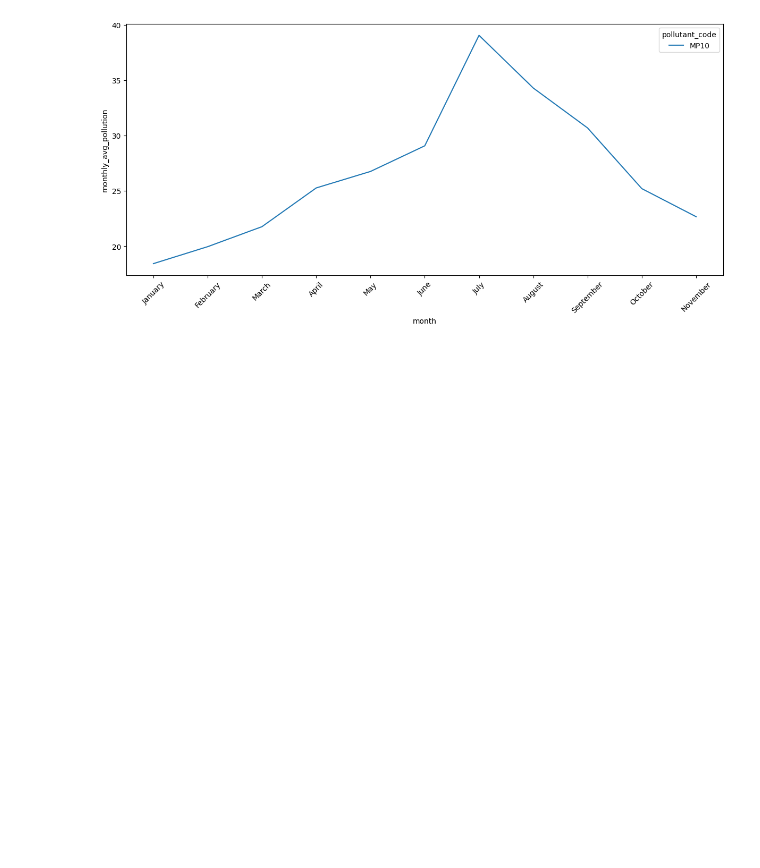
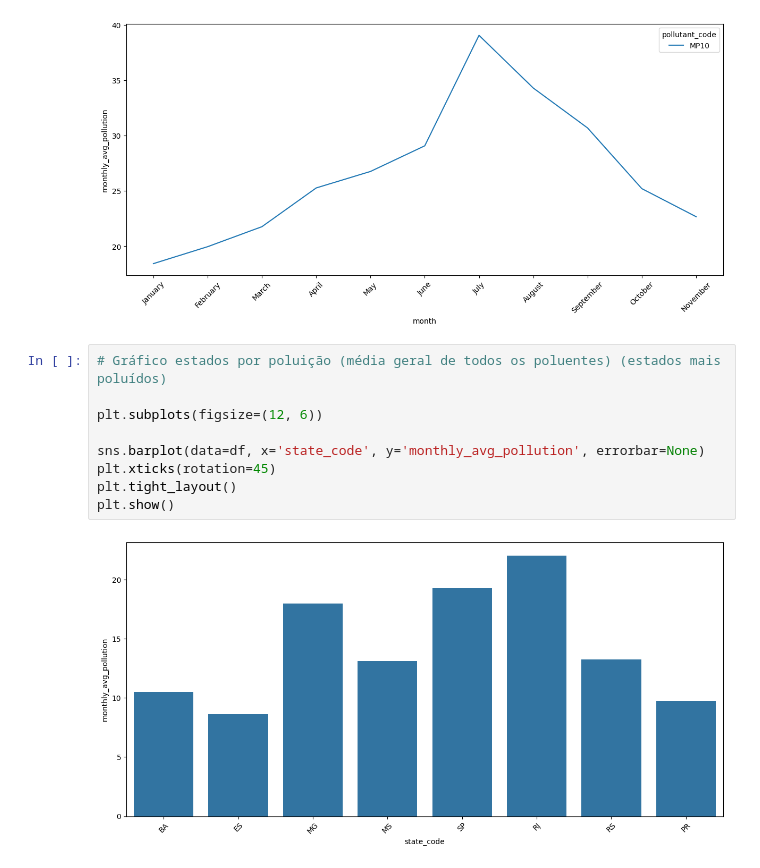
Before and after one commit to guifaraco/analytics-air-quality, a Jupyter notebook: notebooks/graficos_monitorar.ipynb, the cells around one changed output. Saved outputs shown, nothing was run; the diff lists cells and outputs as text; blank space fills up the shorter version.

Commit message:
Alguns gráficos sobre o DataSUS

```diff
--- a/notebooks/graficos_monitorar.ipynb
+++ b/notebooks/graficos_monitorar.ipynb
@@ -120,3 +120,14 @@ plt.tight_layout()
 plt.show()
 # %% [output]
 [figure]
+# %%
+# Gráfico estados por poluição (média geral de todos os poluentes) (estados mais poluídos)
+
+plt.subplots(figsize=(12, 6))
+
+sns.barplot(data=df, x='state_code', y='monthly_avg_pollution', errorbar=None)
+plt.xticks(rotation=45)
+plt.tight_layout()
+plt.show()
+# %% [output]
+[figure, added]
```
Also changed, not shown: 1 other file.
